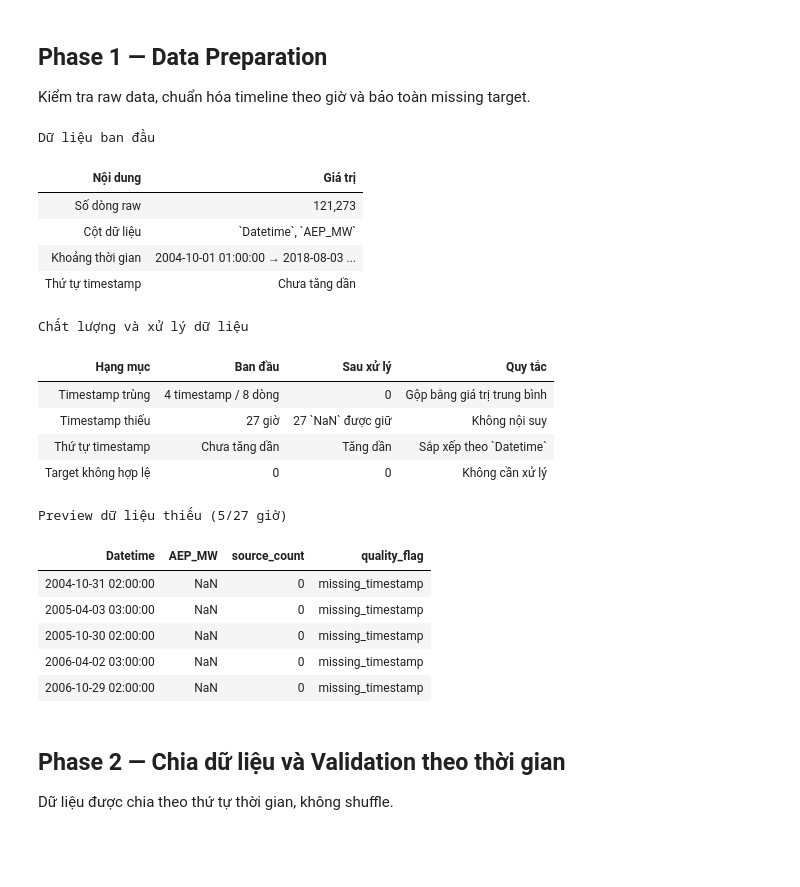
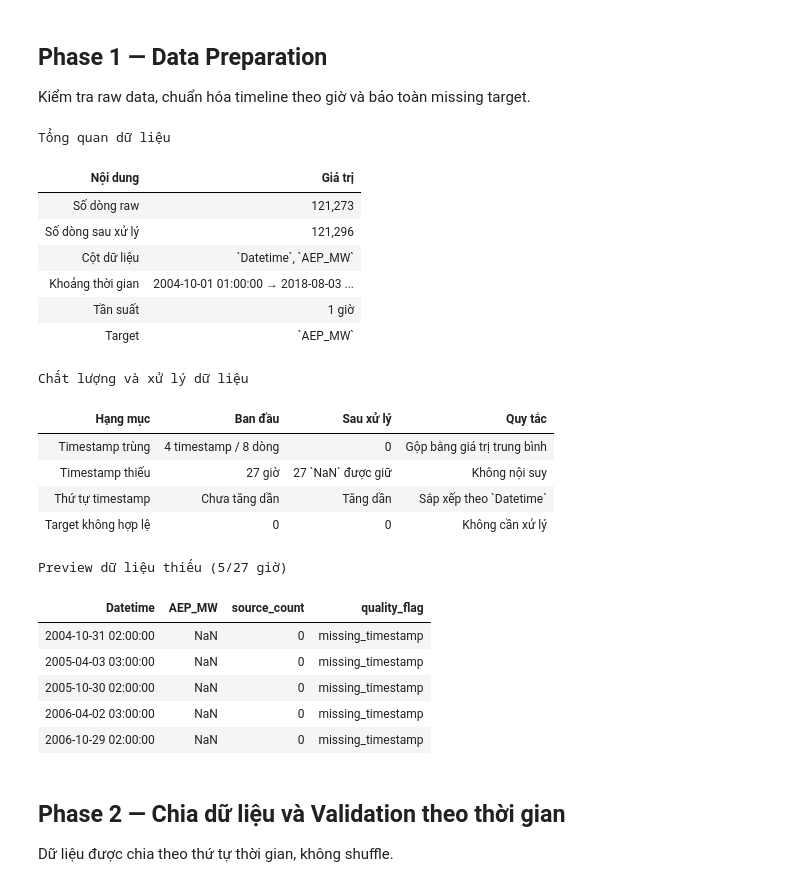
Before and after one commit to Tuvienn/TOTAL_LAB_PRACTICE_FOR_TIME_SERIES, a Jupyter notebook: total_practice/Practice_3_v2/notebooks/Practice_3_v2_present.ipynb, the cells around one changed output. Cells and saved outputs as stored; diff of their text form; code cells hidden in the pictures; blank space fills up the shorter version.

```diff
--- a/total_practice/Practice_3_v2/notebooks/Practice_3_v2_present.ipynb
+++ b/total_practice/Practice_3_v2/notebooks/Practice_3_v2_present.ipynb
@@ -64,40 +64,44 @@ Kiểm tra raw data, chuẩn hóa timeline theo giờ và bảo toàn missing ta
 raw_overview = pd.DataFrame(
     [
         ["Số dòng raw", f"{phase_01_audit['raw_rows']:,}"],
+        ["Số dòng sau xử lý", f"{phase_01_audit['prepared_rows']:,}"],
         ["Cột dữ liệu", ", ".join(f"`{column}`" for column in phase_01_audit['raw_columns'])],
         ["Khoảng thời gian", f"{phase_01_audit['raw_time_start']} → {phase_01_audit['raw_time_end']}"],
-        ["Thứ tự timestamp", "Chưa tăng dần" if not phase_01_audit['raw_chronologically_sorted_before'] else "Đã tăng dần"],
+        ["Tần suất", "1 giờ"],
+        ["Target", f"`{phase_01_audit['raw_columns'][1]}`"],
     ],
     columns=["Nội dung", "Giá trị"],
 )
-display(style_table(raw_overview, caption="Dữ liệu ban đầu"))
+display(style_table(raw_overview, caption="Tổng quan dữ liệu"))
 
 quality_summary = pd.DataFrame(
     [
         ["Timestamp trùng", f"{phase_01_audit['duplicate_timestamps_before']} timestamp / {phase_01_audit['duplicate_rows_before']} dòng", 0, "Gộp bằng giá trị trung bình"],
         ["Timestamp thiếu", f"{phase_01_audit['missing_hourly_timestamps_before']} giờ", f"{phase_01_audit['missing_target_after']} `NaN` được giữ", "Không nội suy"],
         ["Thứ tự timestamp", "Chưa tăng dần" if not phase_01_audit['raw_chronologically_sorted_before'] else "Đã tăng dần", "Tăng dần", "Sắp xếp theo `Datetime`"],
         ["Target không hợp lệ", phase_01_audit['raw_missing_cells'] + phase_01_audit['raw_non_finite_target'] + phase_01_audit['raw_non_positive_target'], 0, "Không cần xử lý"],
     ],
     columns=["Hạng mục", "Ban đầu", "Sau xử lý", "Quy tắc"],
 )
 display(style_table(quality_summary, caption="Chất lượng và xử lý dữ liệu"))
 
 missing_preview = pd.DataFrame(
     [
         [timestamp, "NaN", 0, "missing_timestamp"]
         for timestamp in phase_01_audit['missing_hourly_timestamps'][:5]
     ],
     columns=["Datetime", "AEP_MW", "source_count", "quality_flag"],
 )
 display(style_table(missing_preview, caption="Preview dữ liệu thiếu (5/27 giờ)"))
 # %% [output]
-Dữ liệu ban đầu
+Tổng quan dữ liệu
 | Nội dung | Giá trị |
 | Số dòng raw | 121,273 |
+| Số dòng sau xử lý | 121,296 |
 | Cột dữ liệu | `Datetime`, `AEP_MW` |
 | Khoảng thời gian | 2004-10-01 01:00:00 → 2018-08-03 ... |
-| Thứ tự timestamp | Chưa tăng dần |
+| Tần suất | 1 giờ |
+| Target | `AEP_MW` |
 Chất lượng và xử lý dữ liệu
 | Hạng mục | Ban đầu | Sau xử lý | Quy tắc |
 | Timestamp trùng | 4 timestamp / 8 dòng | 0 | Gộp bằng giá trị trung bình |
```
Also changed, not shown: parts of 2 cells of this notebook.
